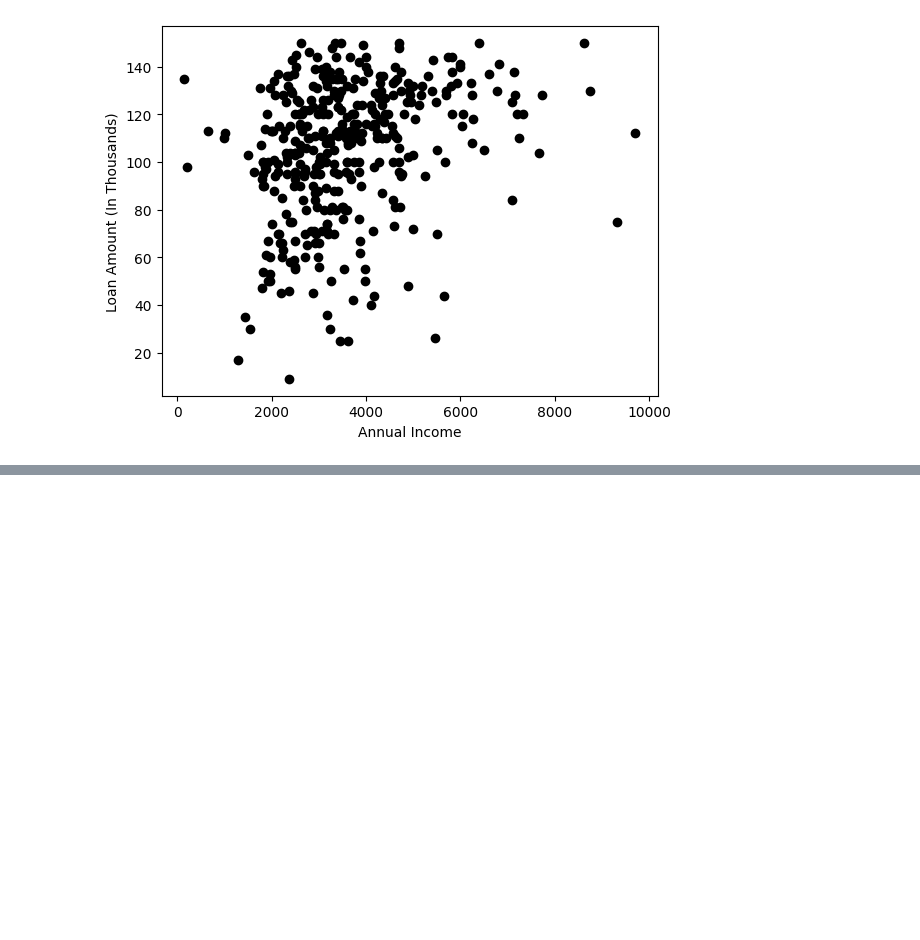
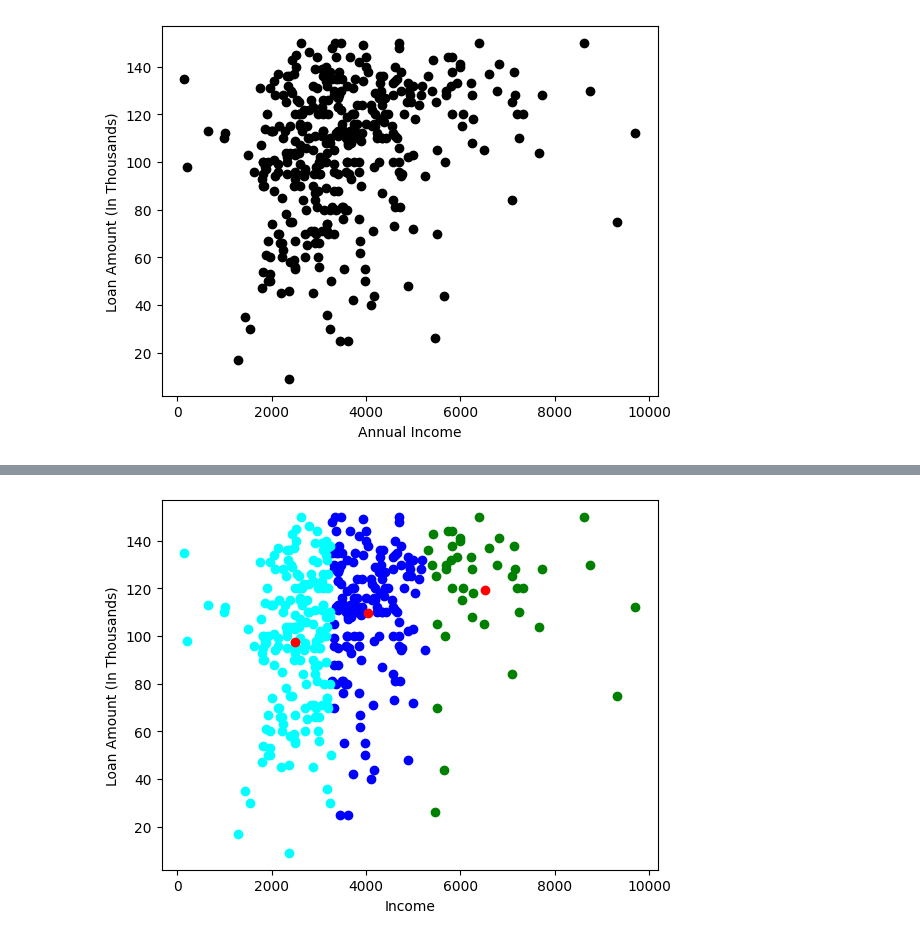
Before and after one commit to JaySatishPatel/Machine-Learning-Lab, a Jupyter notebook: Assignment-9/K-MeansCluster.ipynb, the cells around one changed output, grey strips where cells are left out. Saved outputs shown, nothing was run; the diff lists cells and outputs as text; code cells hidden in the pictures; blank space fills up the shorter version.

```diff
--- a/Assignment-9/K-MeansCluster.ipynb
+++ b/Assignment-9/K-MeansCluster.ipynb
@@ -99,0 +86,11 @@ See the caveats in the documentation: https://pandas.pydata.org/pandas-docs/stab
+# %%
+color=['blue','green','cyan']
+for k in range(K):
+    data=X[X["Cluster"]==k+1]
+    plt.scatter(data["ApplicantIncome"],data["LoanAmount"],c=color[k])
+plt.scatter(Centroids["ApplicantIncome"],Centroids["LoanAmount"],c='red')
+plt.xlabel('Income')
+plt.ylabel('Loan Amount (In Thousands)')
+plt.show()
+# %% [output]
+[figure, added]
```
Also changed, not shown: parts of 2 cells of this notebook.
